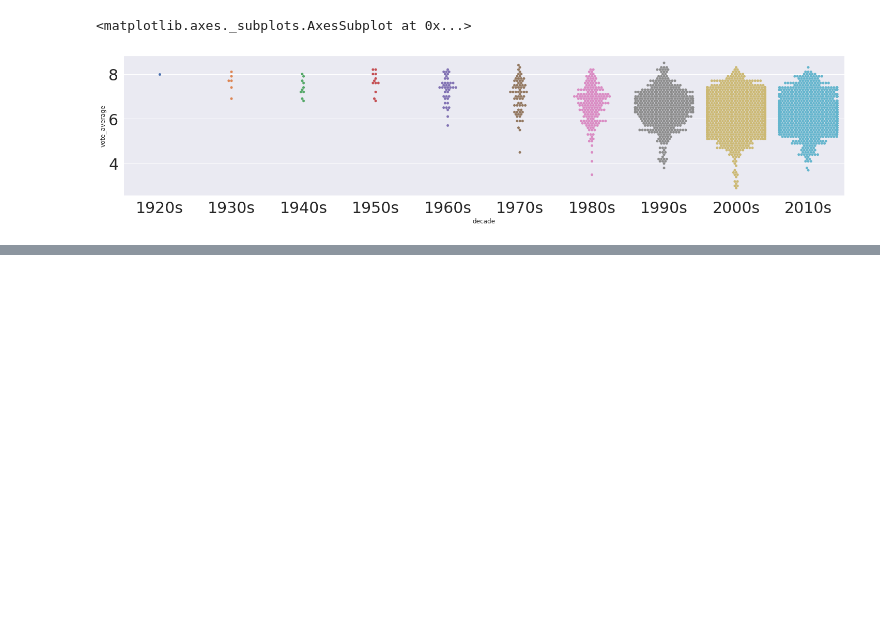
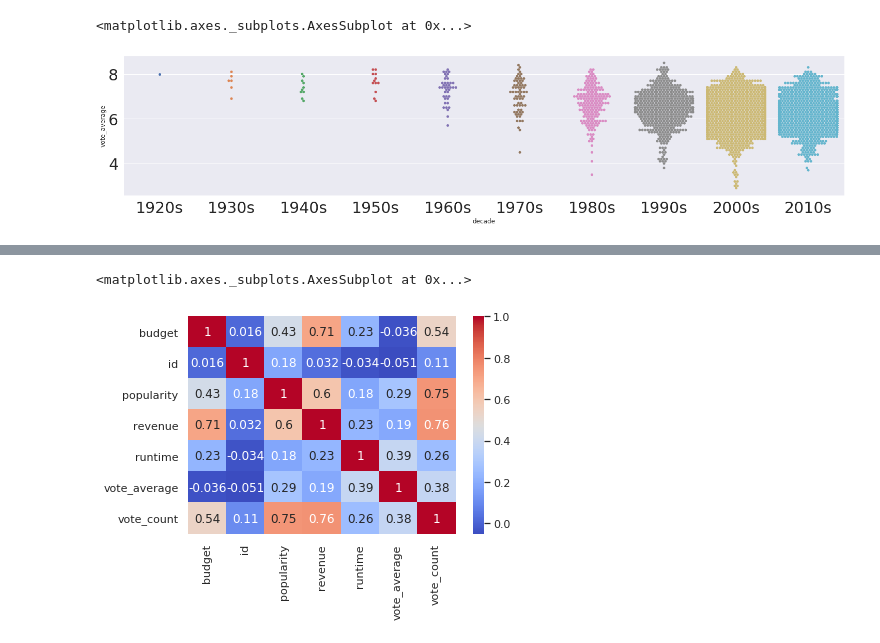
Before and after one commit to saka-21/python_coding, a Jupyter notebook: Seaborn.ipynb, the cells around one changed output, grey strips where cells are left out. Saved outputs shown, nothing was run; the diff lists cells and outputs as text; code cells hidden in the pictures; blank space fills up the shorter version.

```diff
--- a/Seaborn.ipynb
+++ b/Seaborn.ipynb
@@ -122,0 +125,4 @@ sns.swarmplot(ax=ax, x='decade', y='vote_average', data=df.sort_values('decade')
+# %%
+df = pd.read_csv('dataset/tmdb_5000_movies.csv')
+df = df[(df != 0).all(axis=1)]
+df.corr()
@@ -122,0 +138,5 @@ sns.swarmplot(ax=ax, x='decade', y='vote_average', data=df.sort_values('decade')
+# %%
+sns.heatmap(df.corr(), annot=True, cmap='coolwarm')
+# %% [output]
+<matplotlib.axes._subplots.AxesSubplot at 0x...>
+[figure, added]
```
Also changed, not shown: parts of 5 cells of this notebook.
